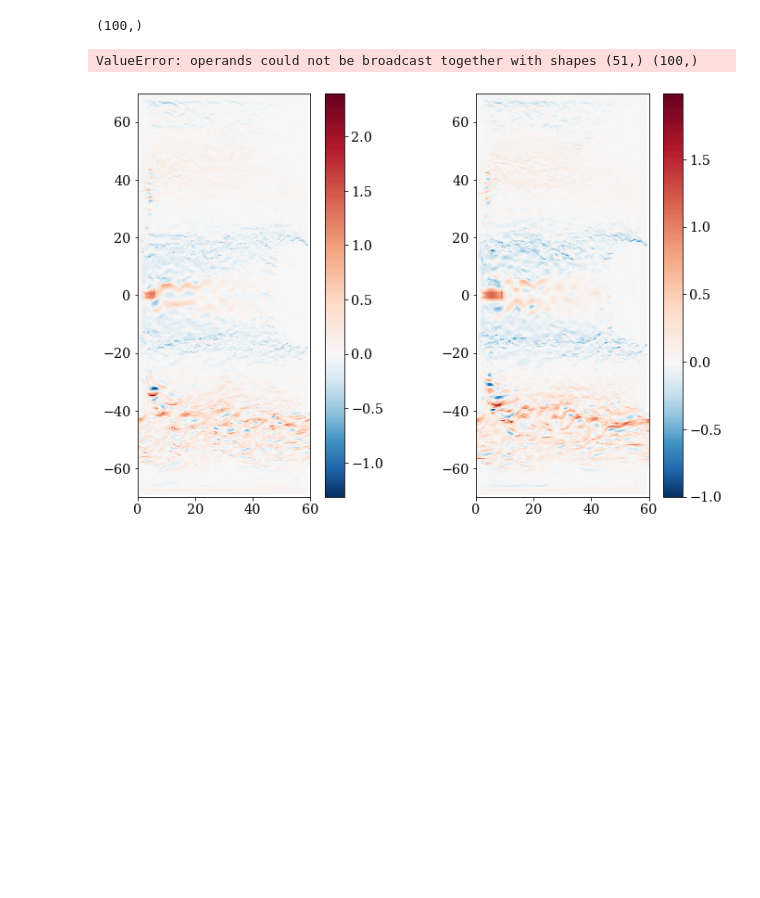
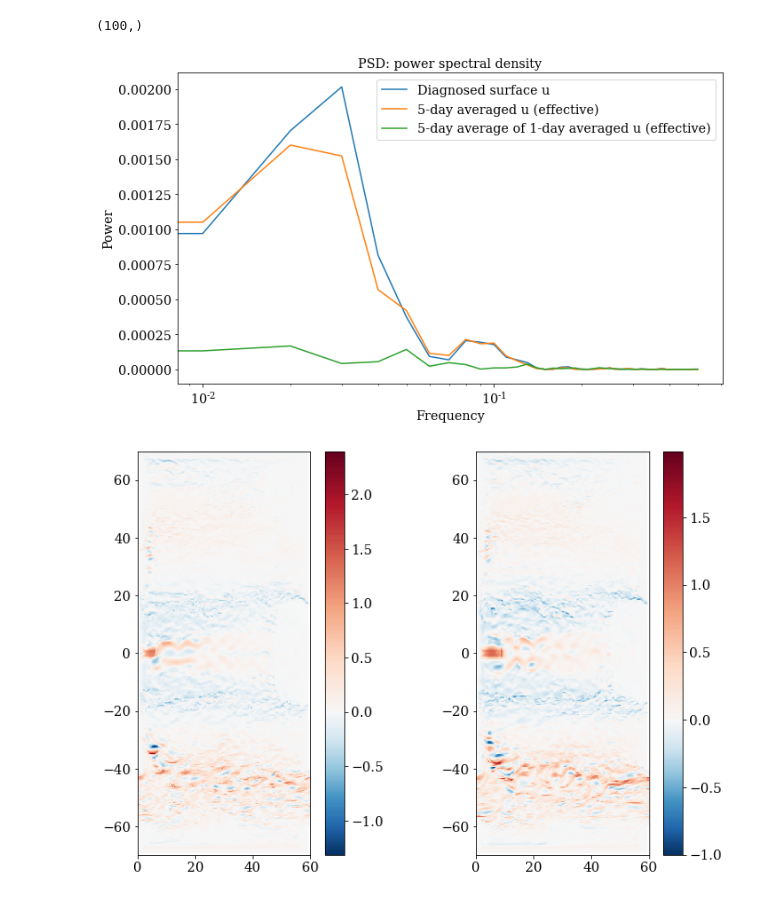
Before and after one commit to ocean-eddy-cpt/NeverWorld2, a Jupyter notebook: tests.ipynb, the cells around one changed output. Drawn from its saved outputs; the diff is of its cells as text; code cells hidden in the pictures; blank space fills up the shorter version.

```diff
--- a/tests.ipynb
+++ b/tests.ipynb
@@ -159,21 +159,21 @@ time.shape
 # %% [output]
 (100,)
 # %%
-freqs1, psd1 = signal.welch(time,u1_5_spatial_mean)
-freqs5, psd5 = signal.welch(time,u5_spatial_mean)
-freqs, psd = signal.welch(time,u_spatial_mean)
+freqs1, psd1 = signal.welch(u1_5_spatial_mean)
+freqs5, psd5 = signal.welch(u5_spatial_mean)
+freqs, psd = signal.welch(u_spatial_mean)
 
 plt.figure(figsize=(10, 6))
 plt.semilogx(freqs, psd)
 plt.semilogx(freqs5, psd5)
 plt.semilogx(freqs1, psd1)
 plt.title('PSD: power spectral density')
 plt.legend(('Diagnosed surface u','5-day averaged u (effective)','5-day average of 1-day averaged u (effective)'))
 plt.xlabel('Frequency')
 plt.ylabel('Power')
 plt.tight_layout()
 # %% [output]
-ValueError: operands could not be broadcast together with shapes (51,) (100,)
+[figure, added]
 # %%
 plt.figure(figsize=(12,8))
 plt.subplot(1,2,1)
```
